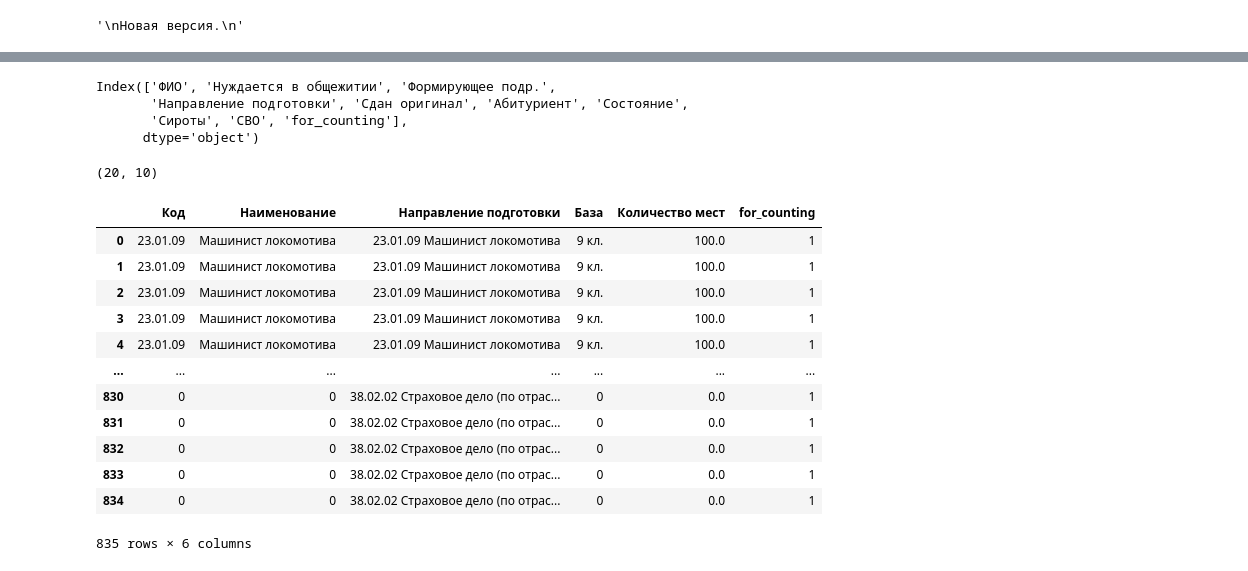
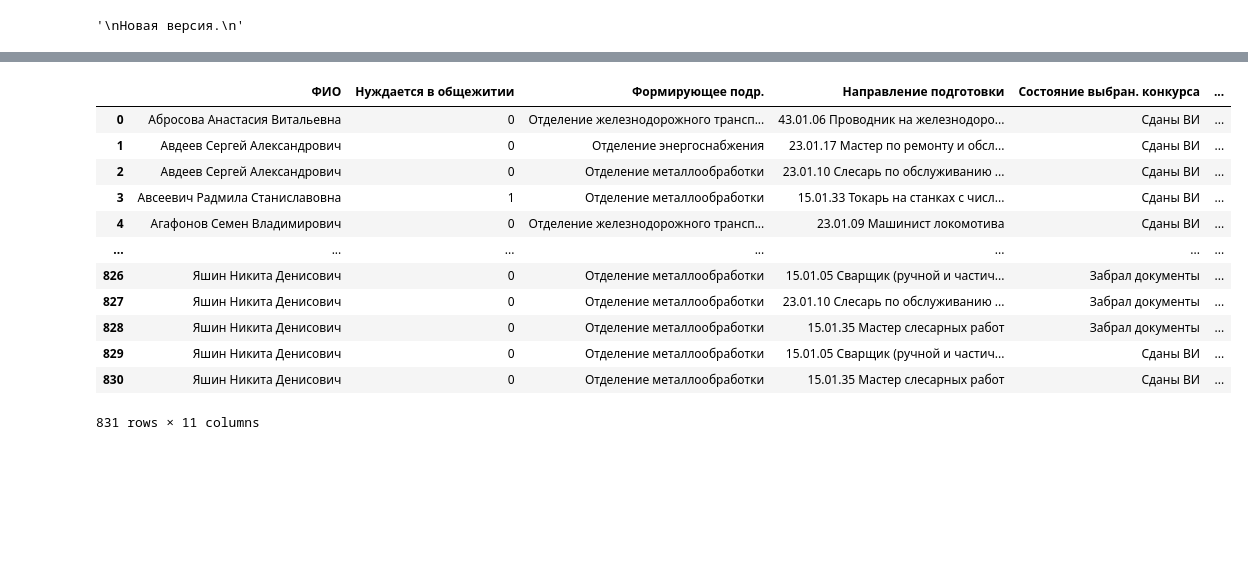
Before and after one commit to t0r1n88/Tandem, a Jupyter notebook: report ver 2.ipynb, the cells around one changed output, grey strips where cells are left out. Saved outputs shown, nothing was run; the diff lists cells and outputs as text; code cells hidden in the pictures; blank space fills up the shorter version.

```diff
--- a/report ver 2.ipynb
+++ b/report ver 2.ipynb
@@ -147,17 +176,6 @@ ts4.shape
 # %%
-
-
-# Преобразовываем да-нет в 1 или 0 для подсчетов
-cross_df['Нуждается в общежитии'] = cross_df['Нуждается в общежитии'].apply(lambda x: 0 if x == 'нет' else 1)
-cross_df['Сдан оригинал'] = cross_df['Сдан оригинал'].apply(lambda x: 0 if x == 'нет' else 1)
-cross_df['Состояние'] = cross_df['Состояние'].apply(lambda x: 1 if x == 'Забрал документы' else 0)
-
 # заменяем нан на пустые строки чтобы произвести поиск слова сирота;
 cross_df['Доп. статус'].fillna('', inplace=True)
 cross_df['Сироты'] = cross_df['Доп. статус'].apply(lambda x: 1 if 'Сирота;' in x else 0)
 cross_df['СВО'] = cross_df['Доп. статус'].apply(
     lambda x: 1 if 'Дети военнослужащих, участвующих в спецоперации' in x else 0)
-
-cross_df['for_counting'] = 1
-
-cross_df.drop(columns=['Доп. статус'], inplace=True)
@@ -164,7 +186,16 @@ cross_df.drop(columns=['Доп. статус'], inplace=True)
 # %%
-cross_df.columns
+cross_df
 # %% [output]
+|  | ФИО | Нуждается в общежитии | Формирующее подр. | Направление подготовки | Состояние выбран. конкурса | ... |
+| 0 | Абросова Анастасия Витальевна | 0 | Отделение железнодорожного трансп... | 43.01.06 Проводник на железнодоро... | Сданы ВИ | ... |
+| 1 | Авдеев Сергей Александрович | 0 | Отделение энергоснабжения | 23.01.17 Мастер по ремонту и обсл... | Сданы ВИ | ... |
+| 2 | Авдеев Сергей Александрович | 0 | Отделение металлообработки | 23.01.10 Слесарь по обслуживанию ... | Сданы ВИ | ... |
+| 3 | Авсеевич Радмила Станиславовна | 1 | Отделение металлообработки | 15.01.33 Токарь на станках с числ... | Сданы ВИ | ... |
+| 4 | Агафонов Семен Владимирович | 0 | Отделение железнодорожного трансп... | 23.01.09 Машинист локомотива | Сданы ВИ | ... |
+| ... | ... | ... | ... | ... | ... | ... |
+| 826 | Яшин Никита Денисович | 0 | Отделение металлообработки | 15.01.05 Сварщик (ручной и частич... | Забрал документы | ... |
+| 827 | Яшин Никита Денисович | 0 | Отделение металлообработки | 23.01.10 Слесарь по обслуживанию ... | Забрал документы | ... |
+| 828 | Яшин Никита Денисович | 0 | Отделение металлообработки | 15.01.35 Мастер слесарных работ | Забрал документы | ... |
+| 829 | Яшин Никита Денисович | 0 | Отделение металлообработки | 15.01.05 Сварщик (ручной и частич... | Сданы ВИ | ... |
+| 830 | Яшин Никита Денисович | 0 | Отделение металлообработки | 15.01.35 Мастер слесарных работ | Сданы ВИ | ... |
-Index(['ФИО', 'Нуждается в общежитии', 'Формирующее подр.',
-       'Направление подготовки', 'Сдан оригинал', 'Абитуриент', 'Состояние',
-       'Сироты', 'СВО', 'for_counting'],
-      dtype='object')
+831 rows × 11 columns
@@ -173,4 +201,0 @@ ts3 = cross_df[cross_df['Направление подготовки']=='35.01.2
-# %%
-ts3.shape
-# %% [output]
-(20, 10)
@@ -183,19 +206,3 @@ small_df = cross_df[['Направление подготовки','for_counting
 # объединяем датафреймы
 union_df = base_df.merge(small_df,how='outer',left_on='Направление подготовки',right_on='Направление подготовки')
 union_df.fillna(0,inplace=True)
-# %%
-union_df
-# %% [output]
-|  | Код | Наименование | Направление подготовки | База | Количество мест | for_counting |
-| 0 | 23.01.09 | Машинист локомотива | 23.01.09 Машинист локомотива | 9 кл. | 100.0 | 1 |
-| 1 | 23.01.09 | Машинист локомотива | 23.01.09 Машинист локомотива | 9 кл. | 100.0 | 1 |
-| 2 | 23.01.09 | Машинист локомотива | 23.01.09 Машинист локомотива | 9 кл. | 100.0 | 1 |
-| 3 | 23.01.09 | Машинист локомотива | 23.01.09 Машинист локомотива | 9 кл. | 100.0 | 1 |
-| 4 | 23.01.09 | Машинист локомотива | 23.01.09 Машинист локомотива | 9 кл. | 100.0 | 1 |
-| ... | ... | ... | ... | ... | ... | ... |
-| 830 | 0 | 0 | 38.02.02 Страховое дело (по отрас... | 0 | 0.0 | 1 |
-| 831 | 0 | 0 | 38.02.02 Страховое дело (по отрас... | 0 | 0.0 | 1 |
-| 832 | 0 | 0 | 38.02.02 Страховое дело (по отрас... | 0 | 0.0 | 1 |
-| 833 | 0 | 0 | 38.02.02 Страховое дело (по отрас... | 0 | 0.0 | 1 |
-| 834 | 0 | 0 | 38.02.02 Страховое дело (по отрас... | 0 | 0.0 | 1 |
-835 rows × 6 columns
```
Also changed, not shown: parts of 27 cells of this notebook.
